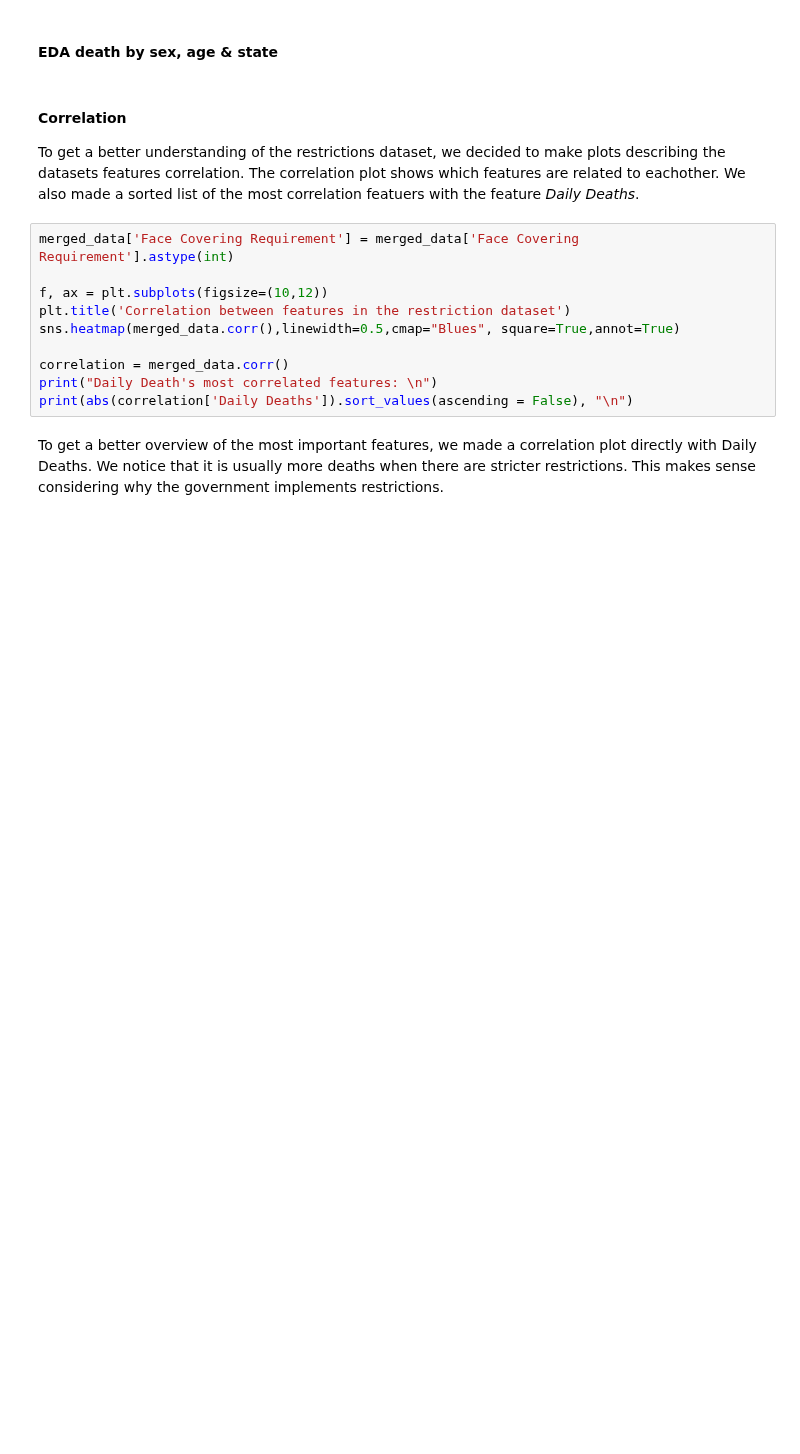
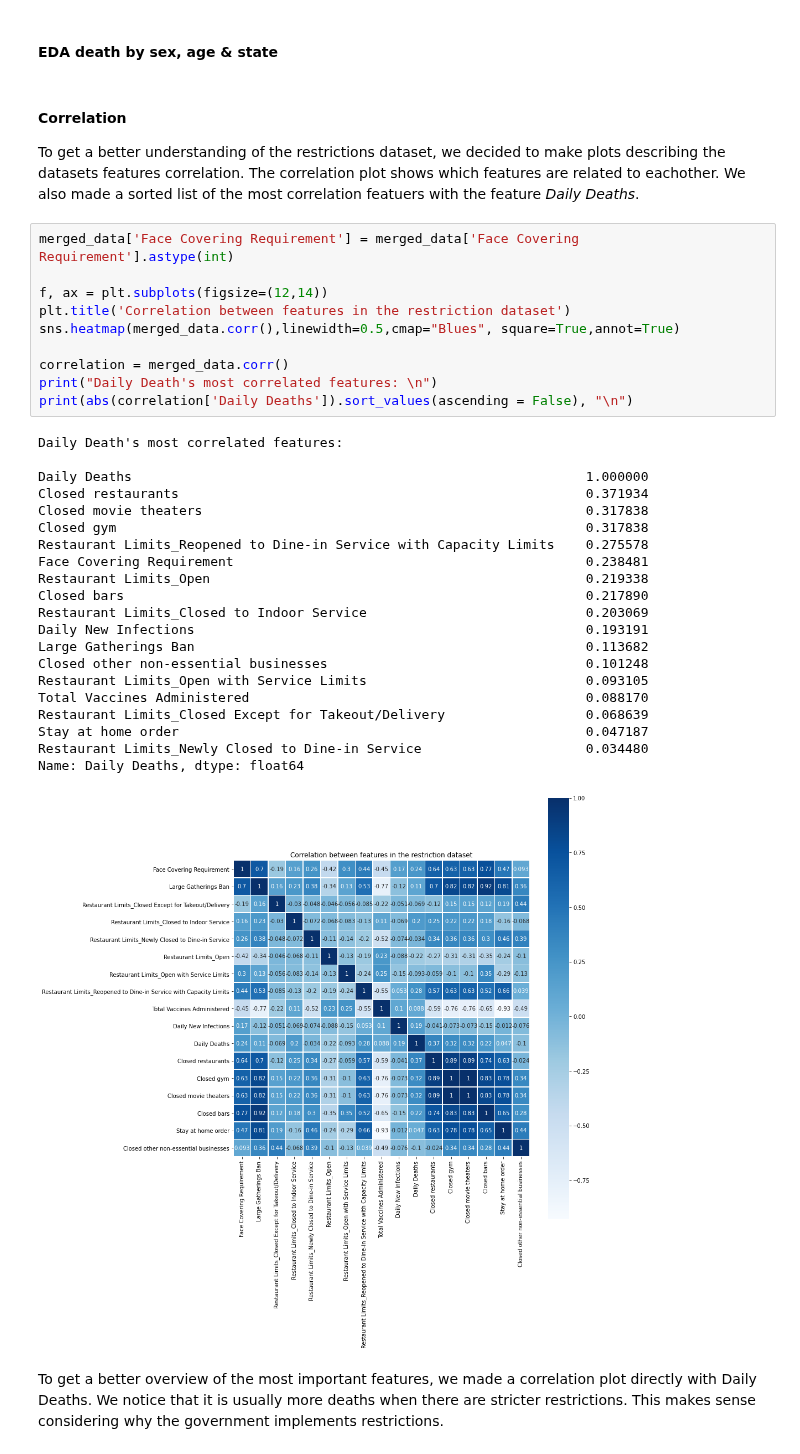
Before and after one commit to Sverre-rt/DATA200-grad_project, a Jupyter notebook: Long_notebook.ipynb, the cells around one changed output. Drawn from its saved outputs; the diff is of its cells as text; blank space fills up the shorter version.

```diff
--- a/Long_notebook.ipynb
+++ b/Long_notebook.ipynb
@@ -406,13 +406,35 @@ We also made a sorted list of the most correlation featuers with the feature _Da
 # %%
 merged_data['Face Covering Requirement'] = merged_data['Face Covering Requirement'].astype(int)
 
-f, ax = plt.subplots(figsize=(10,12))
+f, ax = plt.subplots(figsize=(12,14))
 plt.title('Correlation between features in the restriction dataset')
 sns.heatmap(merged_data.corr(),linewidth=0.5,cmap="Blues", square=True,annot=True)
 
 correlation = merged_data.corr()
 print("Daily Death's most correlated features: \n")
 print(abs(correlation['Daily Deaths']).sort_values(ascending = False), "\n")
+# %% [output]
+Daily Death's most correlated features:
+
+Daily Deaths                                                          1.000000
+Closed restaurants                                                    0.371934
+Closed movie theaters                                                 0.317838
+Closed gym                                                            0.317838
+Restaurant Limits_Reopened to Dine-in Service with Capacity Limits    0.275578
+Face Covering Requirement                                             0.238481
+Restaurant Limits_Open                                                0.219338
+Closed bars                                                           0.217890
+Restaurant Limits_Closed to Indoor Service                            0.203069
+Daily New Infections                                                  0.193191
+Large Gatherings Ban                                                  0.113682
+Closed other non-essential businesses                                 0.101248
+Restaurant Limits_Open with Service Limits                            0.093105
+Total Vaccines Administered                                           0.088170
+Restaurant Limits_Closed Except for Takeout/Delivery                  0.068639
+Stay at home order                                                    0.047187
+Restaurant Limits_Newly Closed to Dine-in Service                     0.034480
+Name: Daily Deaths, dtype: float64
+[figure, added]
 # %% [markdown]
 To get a better overview of the most important features, we made a correlation plot directly with Daily Deaths.
 We notice that it is usually more deaths when there are stricter restrictions. This makes sense considering why the government implements restrictions.
```
Also changed, not shown: parts of 7 cells of this notebook.
